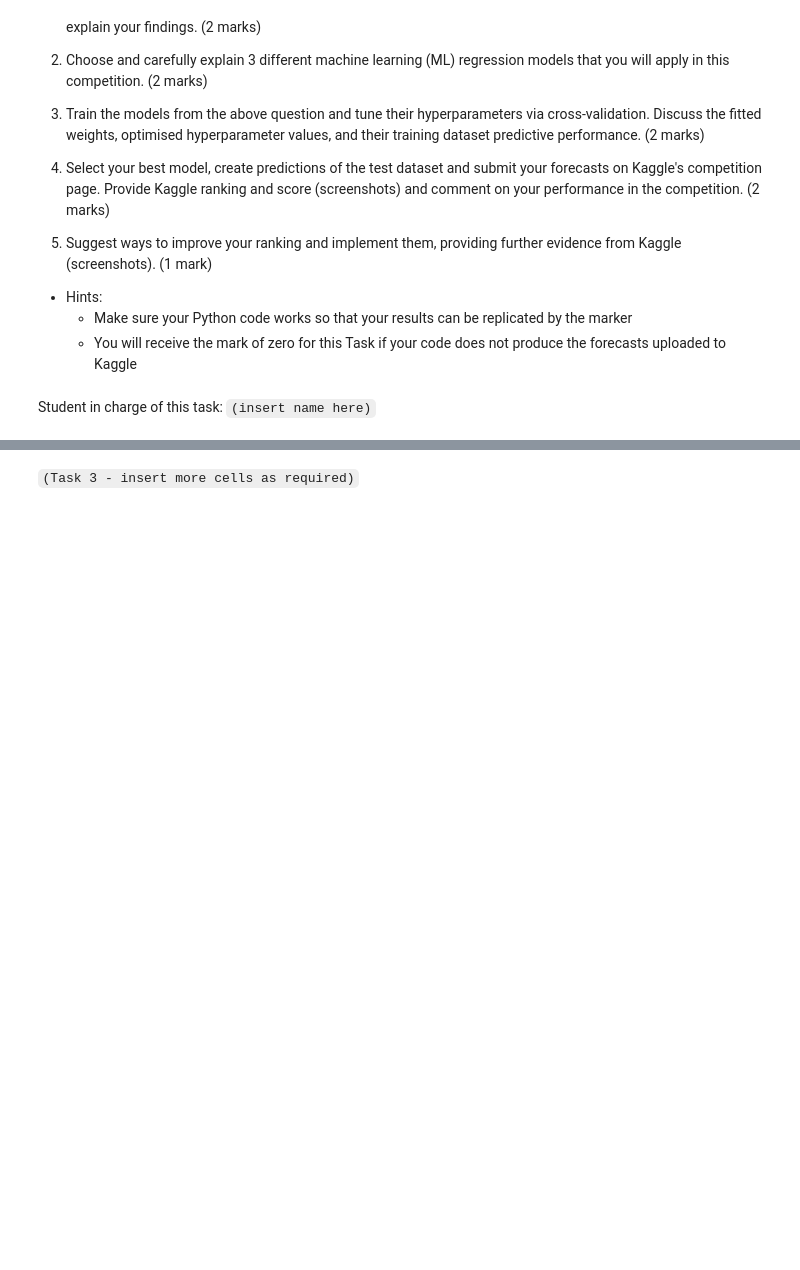
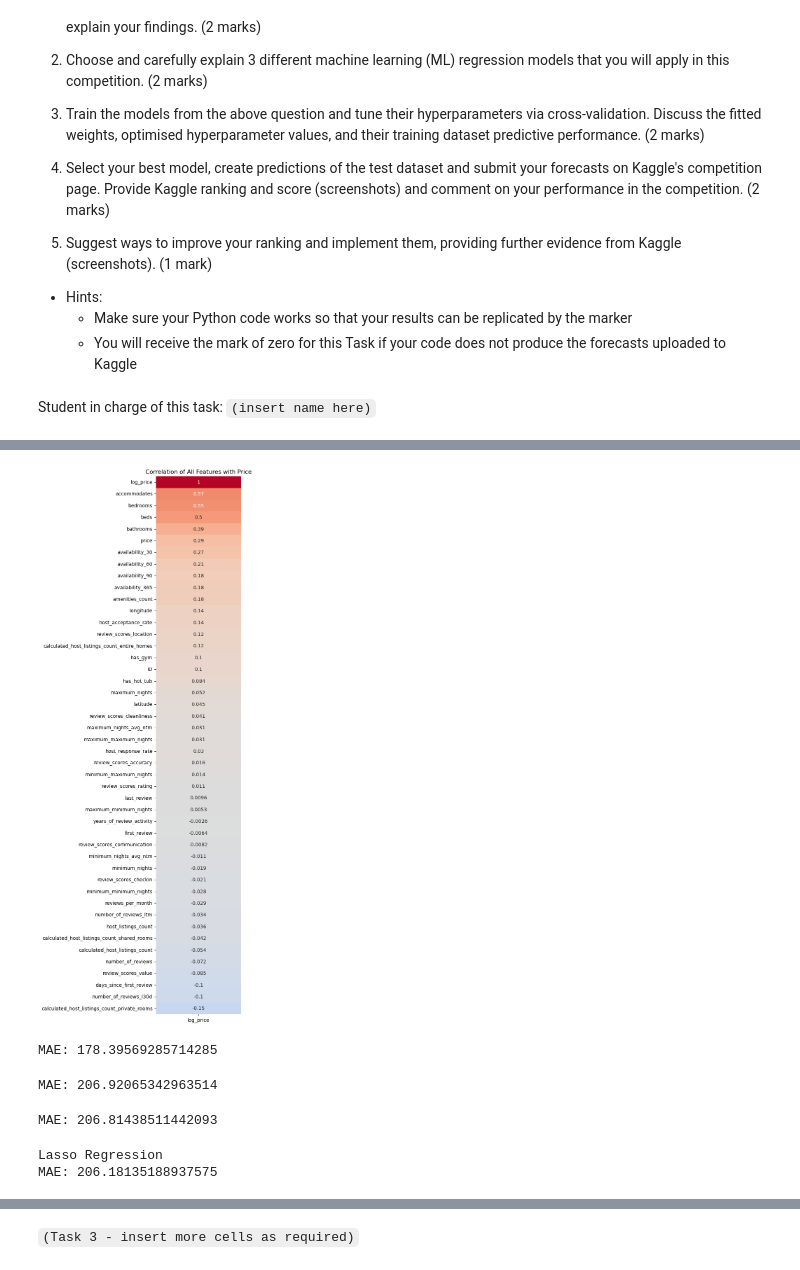
Before and after one commit to MustafaKhan7/BUSA3020_Project, a Jupyter notebook: Group-Project-S1-2025_Jett.ipynb, the cells around one changed output, grey strips where cells are left out. Drawn from its saved outputs; the diff is of its cells as text; code cells hidden in the pictures; blank space fills up the shorter version.

Commit message:
Add files via upload
- Task 3 Started seems like random forest provides best error, still need to polish task 2 and explain code

```diff
--- a/Group-Project-S1-2025_Jett.ipynb
+++ b/Group-Project-S1-2025_Jett.ipynb
@@ -474,2 +448,17 @@ df_train.describe()
+# %%
+#print(df_train.dtypes)
+df_train = df_train.drop(columns=df_train.select_dtypes(include='object').columns)
 # %%
 from sklearn.linear_model import LinearRegression
+# %%
+import seaborn as sns
+corr_matrix = df_train.corr()
+price_corr = corr_matrix['log_price'].sort_values(ascending=False).to_frame()
+
+plt.figure(figsize=(6, len(price_corr) * 0.35))  # Adjust multiplier as needed
+sns.heatmap(price_corr, annot=True, cmap='coolwarm', center=0, cbar=False)
+plt.title('Correlation of All Features with Price')
+plt.tight_layout()
+plt.show()
+# %% [output]
+[figure, added]
@@ -475,0 +546,51 @@ from sklearn.linear_model import LinearRegression
+# %%
+from sklearn.model_selection import train_test_split
+from sklearn.metrics import mean_absolute_error, mean_squared_error, r2_score
+
+# Split the training set for evaluation
+X_tr, X_val, y_tr, y_val = train_test_split(X_train, y_train, test_size=0.2, random_state=40)
+
+# Train and predict (Random Forest)
+from sklearn.ensemble import RandomForestRegressor
+model = RandomForestRegressor(n_estimators=100, random_state=40)
+model.fit(X_tr, y_tr)
+y_val_pred = model.predict(X_val)
+
+# Evaluate
+print("MAE:", mean_absolute_error(y_val, y_val_pred))
+# %% [output]
+MAE: 178.39569285714285
+# %%
+from sklearn.linear_model import LinearRegression
+
+model1 = LinearRegression()
+model1.fit(X_tr, y_tr)
+y_pred = model1.predict(X_val)
+
+# Evaluate
+print("MAE:", mean_absolute_error(y_val, y_pred))
+# %% [output]
+MAE: 206.92065342963514
+# %%
+from sklearn.linear_model import Ridge
+
+model2 = Ridge(alpha=1.0)
+model2.fit(X_tr, y_tr)
+y_pred1 = model2.predict(X_val)
+
+#MAE
+print("MAE:", mean_absolute_error(y_val, y_pred1))
+# %% [output]
+MAE: 206.81438511442093
+# %%
+from sklearn.linear_model import Lasso
+
+lasso_model = Lasso(alpha=0.1, random_state=40)
+lasso_model.fit(X_tr, y_tr)
+lasso_pred = lasso_model.predict(X_val)
+
+print("Lasso Regression")
+print("MAE:", mean_absolute_error(y_val, lasso_pred))
+# %% [output]
+Lasso Regression
+MAE: 206.18135188937575
```
Also changed, not shown: parts of 11 cells of this notebook.
